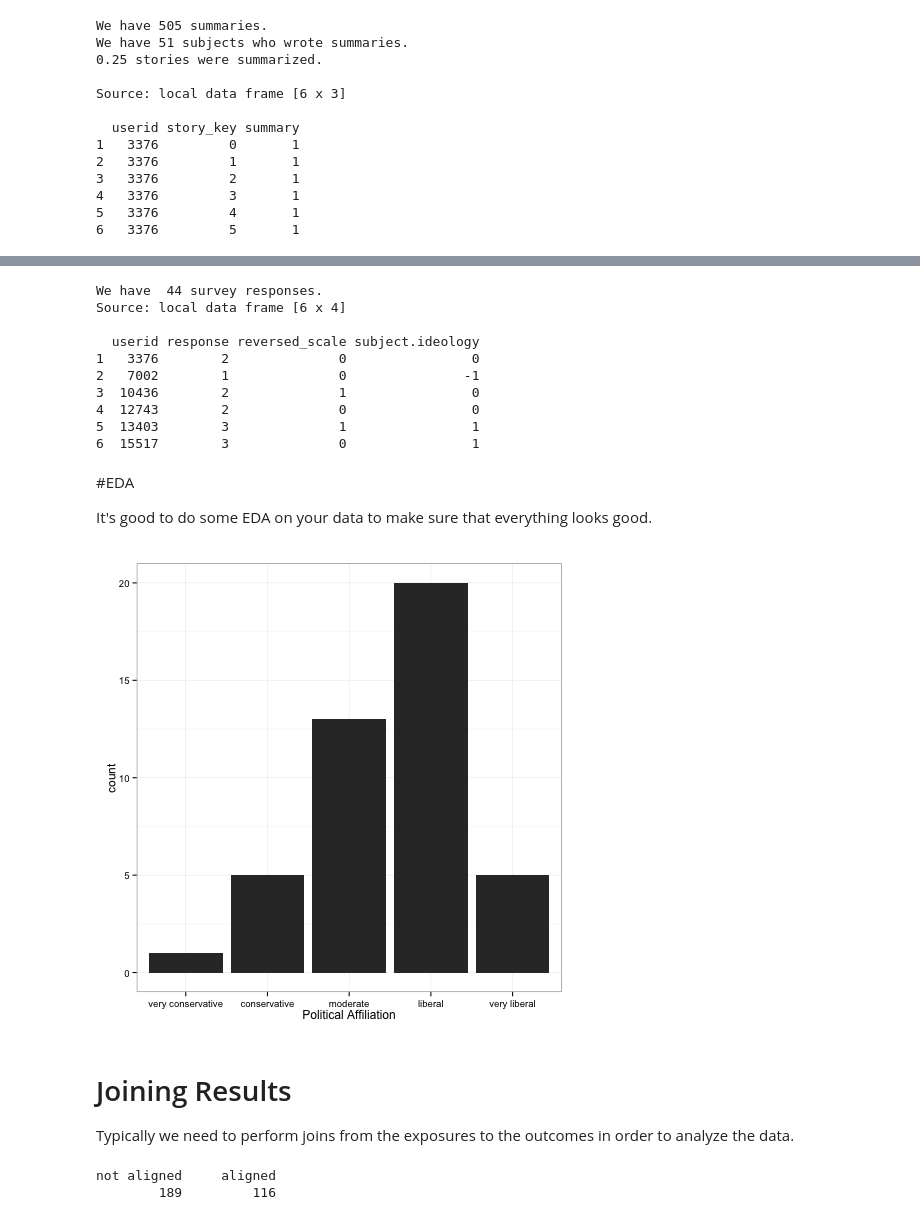
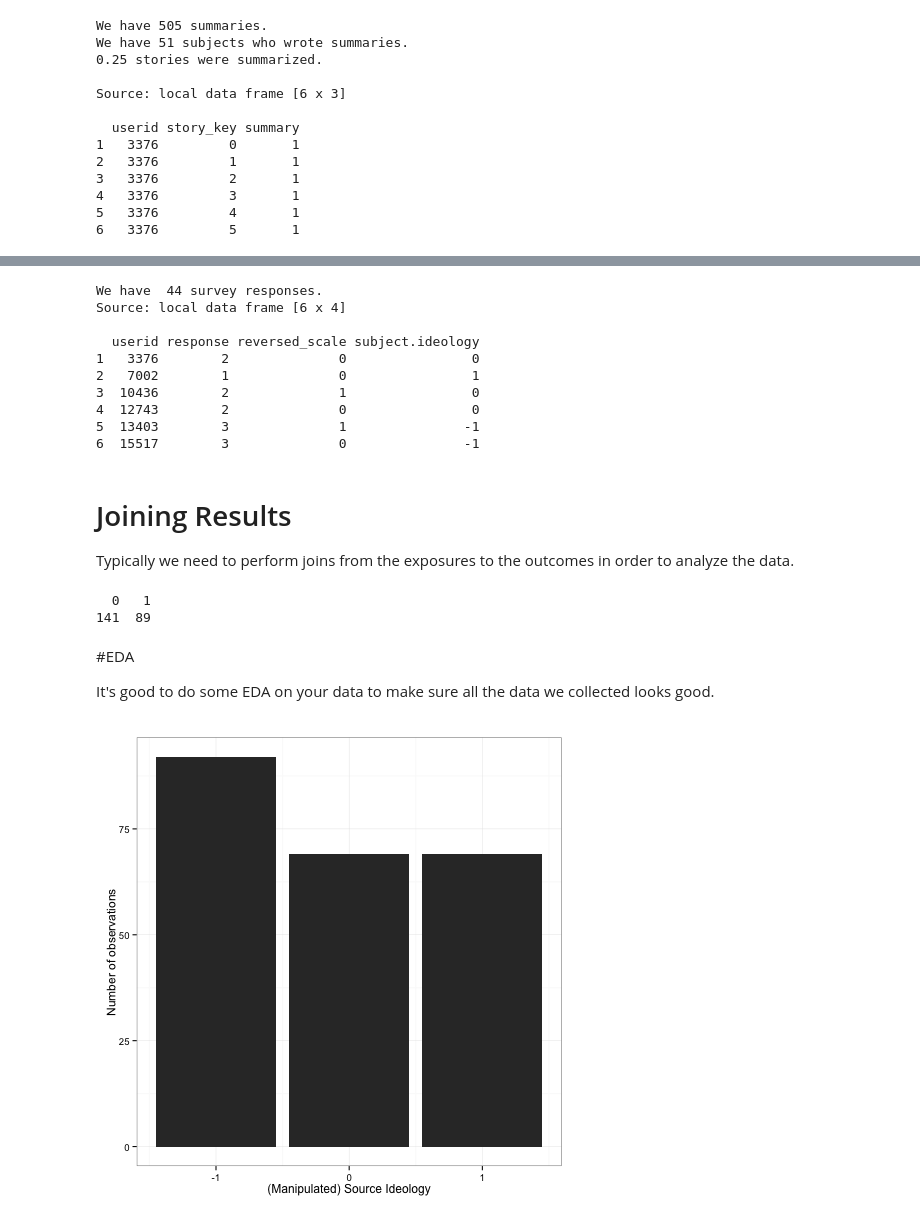
Before and after one commit to eytan/www-15-tutorial, a Jupyter notebook: 4-analyzing-experiments.ipynb, the cells around one changed output, grey strips where cells are left out. Cells and saved outputs as stored; diff of their text form; code cells hidden in the pictures.

```diff
--- a/4-analyzing-experiments.ipynb
+++ b/4-analyzing-experiments.ipynb
@@ -20,9 +22,10 @@ First we logged everytime a user loaded up the user interface. Often we want to
 # %%
 %%R
 src2ideology <- c(
-    'foxnews' = -1,
+    # <=liberal=====moderate====conservative=>
+    'msnbc' = -1,
     'cnn' = 0,
-    'msnbc' = 1
+    'foxnews' = 1
 )
 
 Exp <- read.csv('data/exposure_log.csv', stringsAsFactors = FALSE) %>%
@@ -100,8 +102,9 @@ Survey <- read.csv('data/survey_log.csv', stringsAsFactors = FALSE) %>%
   group_by(userid) %>%
   arrange(time) %>%
   summarise(response = first(response), reversed_scale = first(reversed_scale)) %>%
-  # The scale is [0, 4], let's convert it to [-2, 2]
-  mutate(subject.ideology = response - 2) %>%
+  # Original scale is [0, 4] (from conservative to liberal)
+  # let's convert it to [-2, 2] (liberal to conservative)
+  mutate(subject.ideology = 2 - response) %>%
   ungroup
 
 cat('We have ', nrow(Survey), 'survey responses.', '\n')
@@ -112,38 +115,46 @@ Source: local data frame [6 x 4]
 
   userid response reversed_scale subject.ideology
 1   3376        2              0                0
-2   7002        1              0               -1
+2   7002        1              0                1
 3  10436        2              1                0
 4  12743        2              0                0
-5  13403        3              1                1
-6  15517        3              0                1
+5  13403        3              1               -1
+6  15517        3              0               -1
-# %% [markdown]
-#EDA
-
-It's good to do some EDA on your data to make sure that everything looks good.
-# %%
-%%R
-Survey %>%
-  ggplot(aes(x = factor(subject.ideology, labels = c('very conservative', 'conservative', 'moderate', 'liberal', 'very liberal')))) +
-  geom_histogram() +
-  theme_bw() +
-  xlab('Political Affiliation')
-# %% [output]
-[figure, removed]
 # %% [markdown]
 # Joining Results
 
 Typically we need to perform joins from the exposures to the outcomes in order to analyze the data.
 # %%
 %%R
+
 Results <- Exp %>%
   inner_join(Sum, c('userid', 'story_key')) %>%
   inner_join(Survey, 'userid') %>%
-  mutate(aligned = factor(sign(subject.ideology) == sign(source.ideology), labels = c('not aligned', 'aligned'))) %>%
+  mutate(aligned = factor(as.numeric((sign(subject.ideology) == sign(source.ideology))))) %>%
   group_by(userid) %>%
-  mutate(num_stories = n(), num_summaries = sum(summary))
+  mutate(num_stories = n(), num_summaries = sum(summary)) %>%
+  ungroup %>%
+  # We only study the people who followed instructions and have a political affiliation.
+  filter(num_stories == 10, num_summaries == 3, subject.ideology != 0)
 
-with(Results %>% filter(subject.ideology != 0), summary(aligned))
+with(Results, summary(aligned))
 # %% [output]
-not aligned     aligned
-        189         116
+  0   1
+141  89
+# %% [markdown]
+#EDA
+
+It's good to do some EDA on your data to make sure all the data we collected looks good.
+# %%
+%%R
+# Check that we have balanced exposures.
+Results %>%
+  group_by(source.ideology) %>%
+  summarise(n = n(), num.users = length(unique(userid))) %>%
+  ggplot(aes(x = source.ideology, y = n)) +
+  geom_bar(stat = 'identity') +
+  xlab('(Manipulated) Source Ideology') +
+  ylab('Number of observations') +
+  theme_bw()
+# %% [output]
+[figure, added]
```
Also changed, not shown: parts of 31 cells of this notebook, 6 other files.
